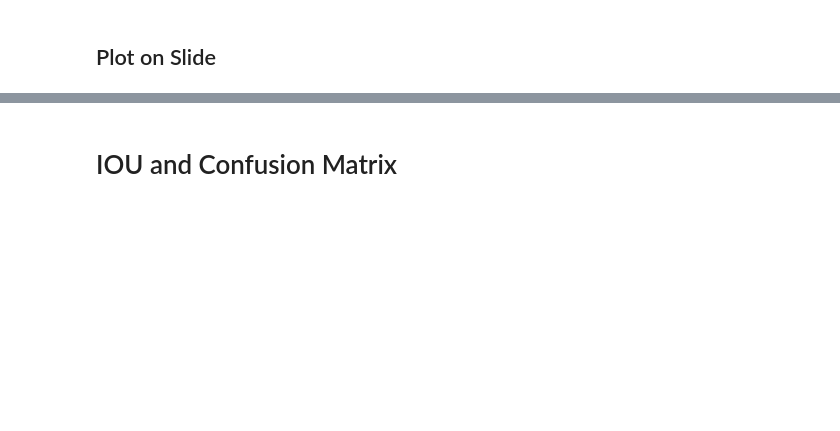
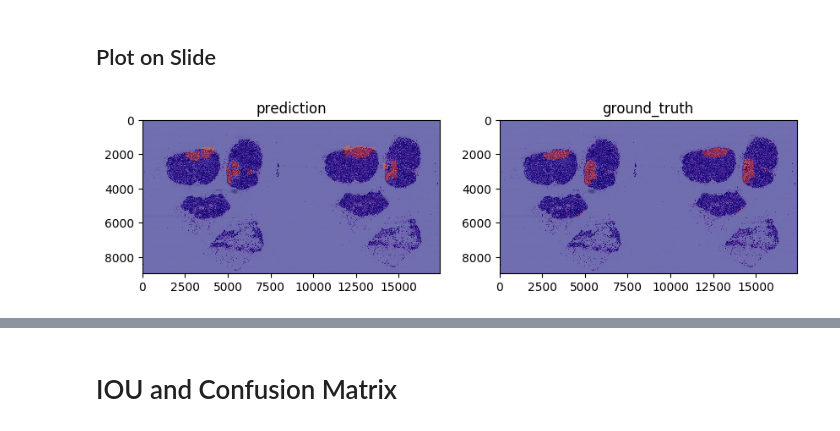
Before and after one commit to Steven13737/Detecting-Cancerous-Cell-in-Gigapixel-Images, a Jupyter notebook: code/dp_predict.ipynb, the cells around one changed output, grey strips where cells are left out. Cells and saved outputs as stored; diff of their text form; code cells hidden in the pictures; blank space fills up the shorter version.

```diff
--- a/code/dp_predict.ipynb
+++ b/code/dp_predict.ipynb
@@ -224,14 +253,16 @@ plt.imshow(img, cmap = 'gray')
 # %%
 fig, axes = plt.subplots(1, 2, figsize=(10, 10), dpi=100)
 
 axes[0].imshow(slide_image)
-axes[0].imshow(predict_mask, cmap='jet', alpha=0.5) # Red regions contains cancer.
+axes[0].imshow(dilation, cmap='jet', alpha=0.5) # Red regions contains cancer.
 axes[0].set_title('prediction')
 
 axes[1].imshow(slide_image)
 axes[1].imshow(mask_image, cmap='jet', alpha=0.5) # Red regions contains cancer.
 axes[1].set_title('ground_truth')
 plt.show()
+# %% [output]
+[figure, added]
 # %%
 path = '../results/' + str(test_index) + '/' + 'tumor.png'
 fig.savefig(path, dpi=fig.dpi, bbox_inches='tight')
```
Also changed, not shown: parts of 14 cells of this notebook, 18 other files.
